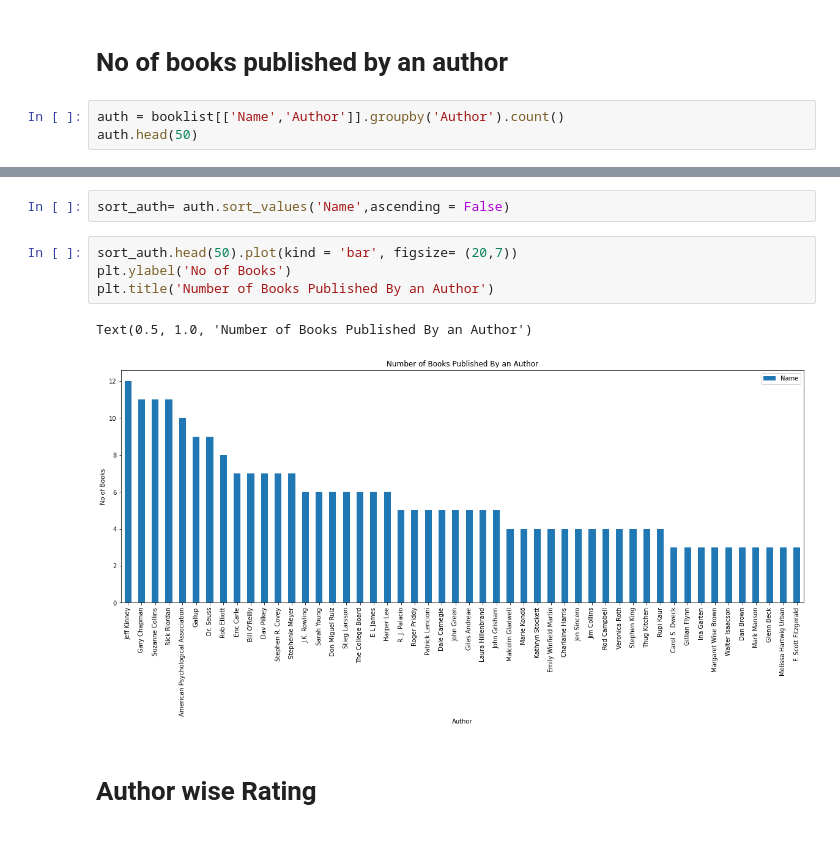
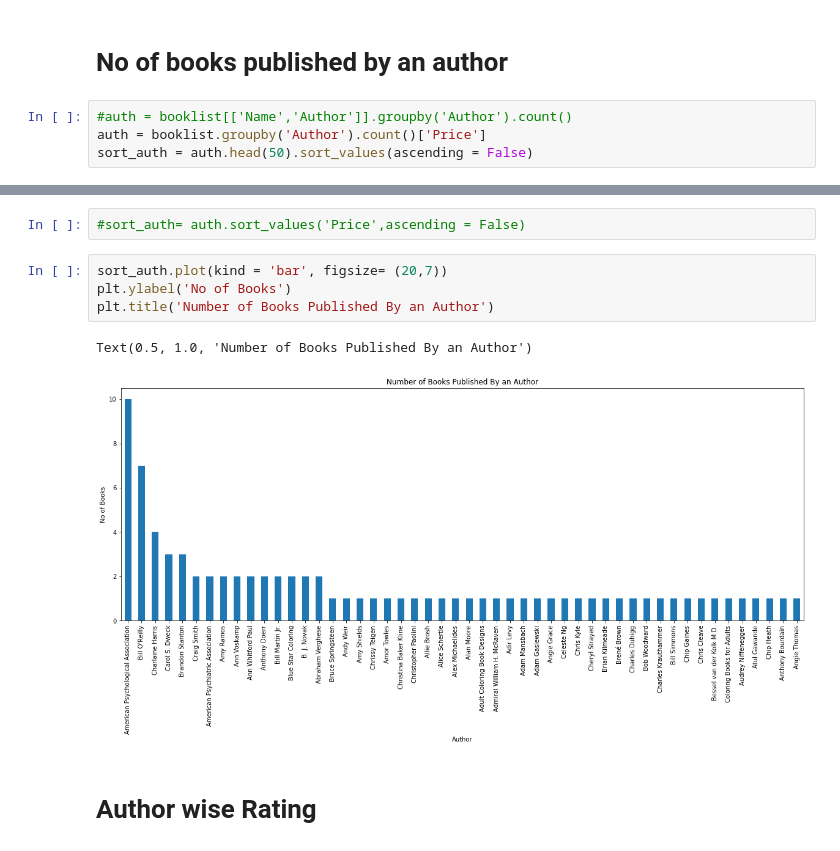
Before and after one commit to kav09/Analysis_of_Best_Selling_Books, a Jupyter notebook: notebook.ipynb, the cells around one changed output, grey strips where cells are left out. Saved outputs shown, nothing was run; the diff lists cells and outputs as text.

```diff
--- a/notebook.ipynb
+++ b/notebook.ipynb
@@ -185,5 +213,6 @@ n_fic_year.plot()
 # %% [markdown]
 # No of books published by an author
 # %%
-auth = booklist[['Name','Author']].groupby('Author').count()
-auth.head(50)
+#auth = booklist[['Name','Author']].groupby('Author').count()
+auth = booklist.groupby('Author').count()['Price']
+sort_auth = auth.head(50).sort_values(ascending = False)
@@ -209,12 +219,12 @@ auth.head(50)
 # %%
-sort_auth= auth.sort_values('Name',ascending = False)
+#sort_auth= auth.sort_values('Price',ascending = False)
 # %%
-sort_auth.head(50).plot(kind = 'bar', figsize= (20,7))
+sort_auth.plot(kind = 'bar', figsize= (20,7))
 plt.ylabel('No of Books')
 plt.title('Number of Books Published By an Author')
 # %% [output]
 Text(0.5, 1.0, 'Number of Books Published By an Author')
-[figure, old version]
+[figure, new version]
 # %% [markdown]
 # Author wise Rating
 # %%
```
Also changed, not shown: parts of 21 cells of this notebook, 3 other files.
